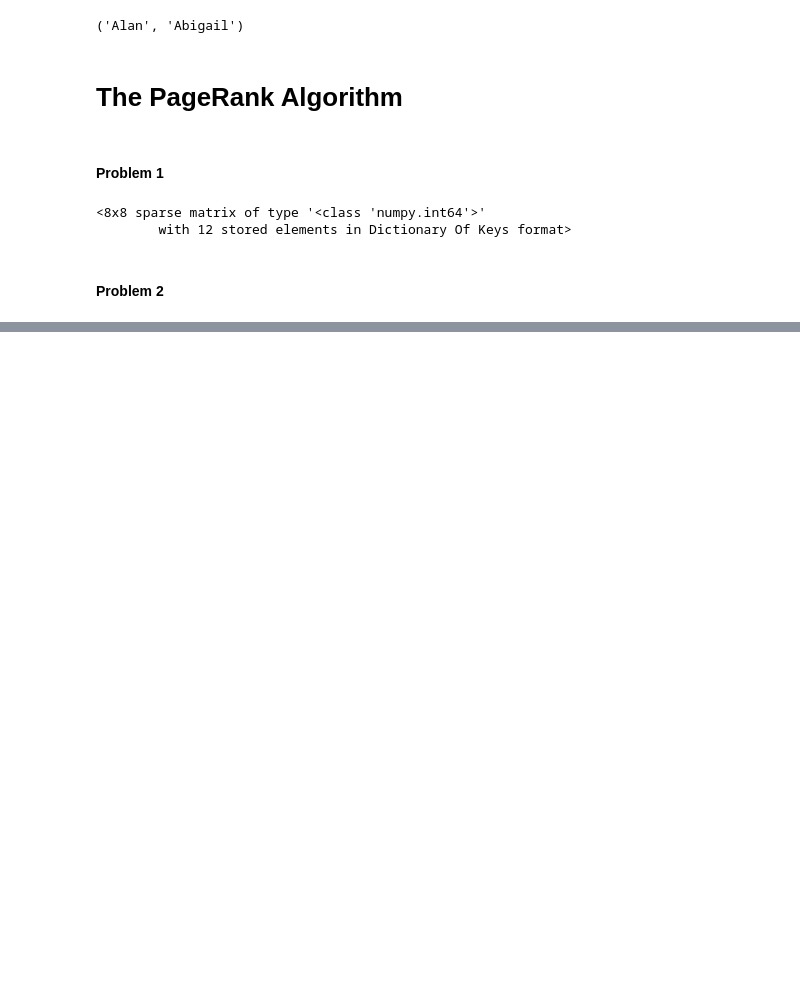
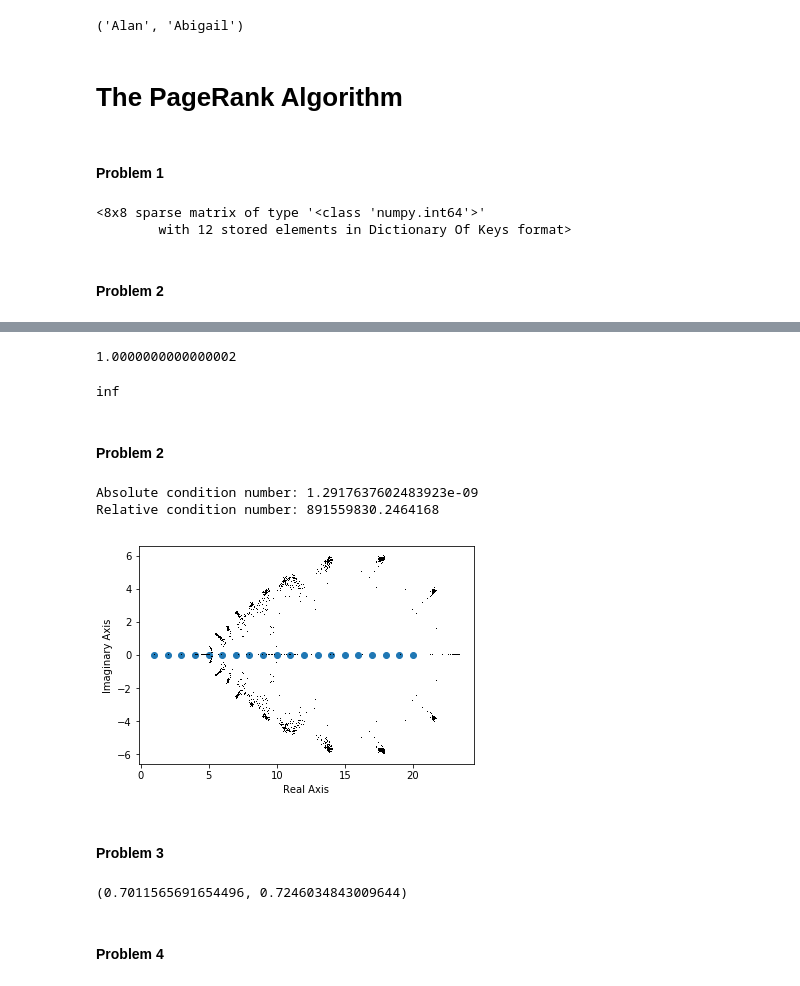
Before and after one commit to reikolaski/BootCamp2018, a Jupyter notebook: ProbSets/Comp/ProbSet3/ProbSet3.ipynb, the cells around one changed output, grey strips where cells are left out. Cells and saved outputs as stored; diff of their text form; code cells hidden in the pictures; blank space fills up the shorter version.

```diff
--- a/ProbSets/Comp/ProbSet3/ProbSet3.ipynb
+++ b/ProbSets/Comp/ProbSet3/ProbSet3.ipynb
@@ -731,0 +867,49 @@ adjacency_matrix('matrix.txt', 8)
+# %%
+condition_number(Q)
+# %% [output]
+1.0000000000000002
+# %%
+A = np.array([[1, 1], [2, 2]])
+condition_number(A)
+# %% [output]
+inf
+# %% [markdown]
+#### Problem 2
+# %%
+def perturb(n=100):
+    w_roots = np.arange(1, 21)
+    plt.plot(w_roots.real, w_roots.imag, 'o')
+    x, i = sy.symbols('x i')
+    w = sy.poly_from_expr(sy.product(x-i, (i, 1, 20)))[0]
+    w_coeffs = np.array(w.all_coeffs())
+
+    new_roots = np.empty_like(w_roots)
+    new_coeffs = w_coeffs
+    abs_cond = np.empty(n)
+    rel_cond = np.empty(n)
+    for i in range(n):
+        r = np.random.normal(loc=1.0, scale=1e-10, size=len(new_coeffs))
+        new_coeffs = new_coeffs * r
+        new_roots = np.roots(np.poly1d(new_coeffs))
+        plt.plot(new_roots.real, new_roots.imag, 'k,', markersize=1)
+
+        w_roots = np.sort(w_roots)
+        new_roots = np.sort(new_roots)
+
+        abs_cond[i] = la.norm(new_roots - w_roots, np.inf) / la.norm(new_coeffs - w_coeffs, np.inf)
+        rel_cond[i] = abs_cond[i] * la.norm(w_coeffs, np.inf) / la.norm(w_roots, np.inf)
+
+    print('Absolute condition number:', np.mean(abs_cond))
+    print('Relative condition number:', np.mean(rel_cond))
+
+    plt.xlabel('Real Axis')
+    plt.ylabel('Imaginary Axis')
+    plt.show()
+# %%
+perturb()
+# %% [output]
+Absolute condition number: 1.2917637602483923e-09
+Relative condition number: 891559830.2464168
+[figure, added]
+# %% [markdown]
+#### Problem 3
@@ -731,0 +930,7 @@ adjacency_matrix('matrix.txt', 8)
+# %%
+A = np.random.random((3, 3))
+perturbed_condition(A)
+# %% [output]
+(0.7011565691654496, 0.7246034843009644)
+# %% [markdown]
+#### Problem 4
```
Also changed, not shown: parts of 45 cells of this notebook.
